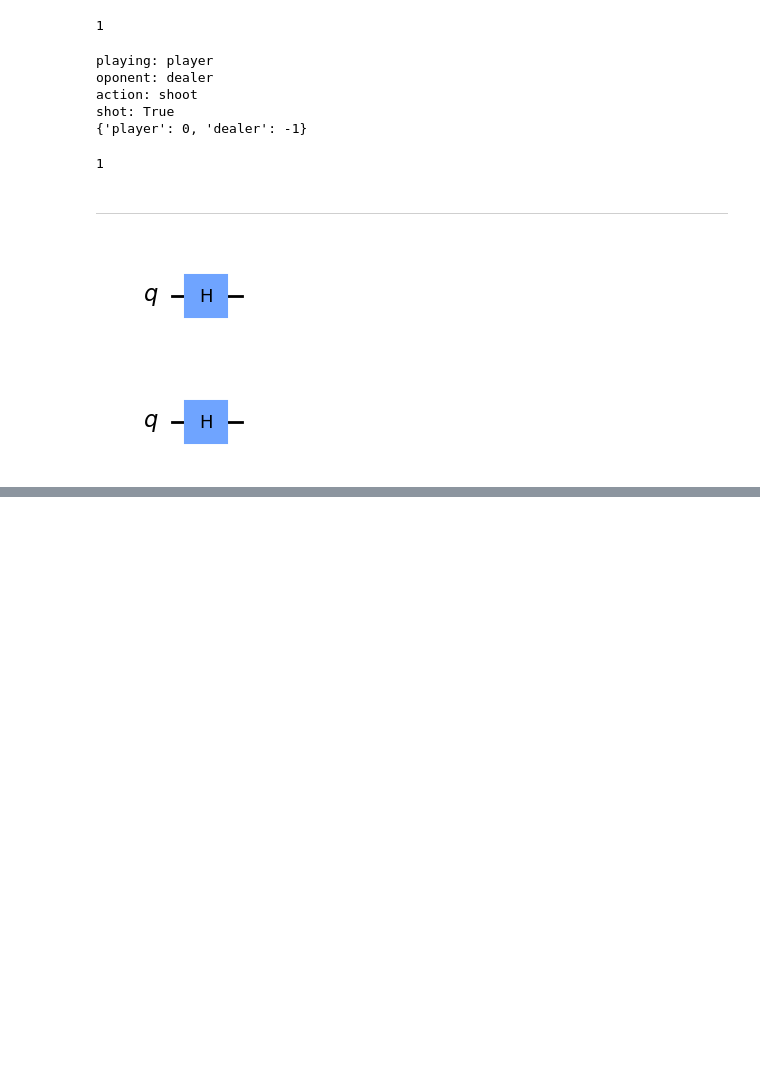
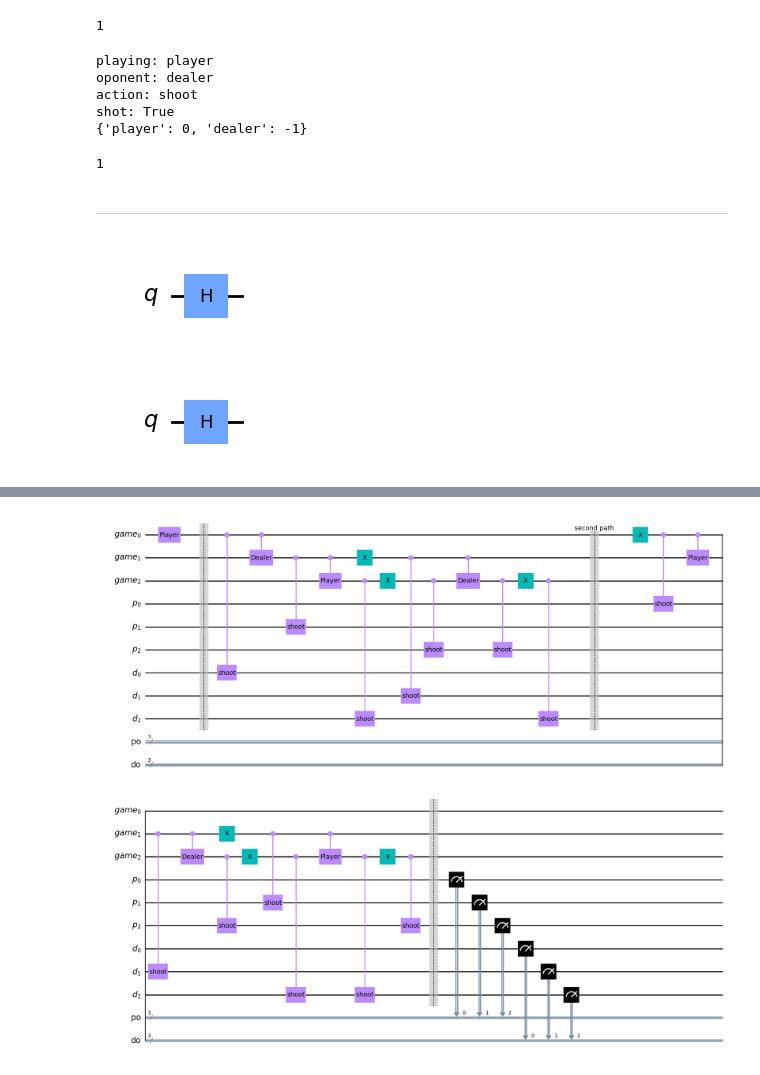
Before and after one commit to Dpbm/scientific-research-1-quantum-oracles, a Jupyter notebook: code/buckshot-roulette.ipynb, the cells around one changed output, grey strips where cells are left out. Drawn from its saved outputs; the diff is of its cells as text; code cells hidden in the pictures; blank space fills up the shorter version.

Commit message:
quantum protcol set

```diff
--- a/code/buckshot-roulette.ipynb
+++ b/code/buckshot-roulette.ipynb
@@ -257,3 +257,7 @@ dealer.h(0)
 player.draw('mpl', style="clifford")
 # %% [output]
 [figure]
+# %%
+gun = QuantumCircuit(1, name="shoot")
+gun.h(0)
+gun.draw('mpl', style='clifford')
@@ -261,3 +267,4 @@ player.draw('mpl', style="clifford")
 player_gate = player.to_gate()
 player_controlled_gate = player.to_gate().control(1)
 dealer_controlled_gate = dealer.to_gate().control(1)
+gun_controlled_gate = gun.to_gate().control(1)
@@ -292,0 +271,55 @@ qc.draw('mpl', style="clifford")
+# %%
+player_life  = QuantumRegister(3, name="p")
+dealer_life  = QuantumRegister(3, name="d")
+game = QuantumRegister(3, name="game")
+player_life_out = ClassicalRegister(3, name="po")
+dealer_life_out = ClassicalRegister(3, name="do")
+
+qc = QuantumCircuit(game, player_life, dealer_life, player_life_out, dealer_life_out)
+
+qc.append(player, [game[0]])
+qc.barrier()
+qc.append(gun_controlled_gate, [game[0], dealer_life[0]])
+qc.append(dealer_controlled_gate, [game[0], game[1]])
+qc.append(gun_controlled_gate, [game[1], player_life[1]])
+qc.append(player_controlled_gate, [game[1], game[2]])
+qc.append(gun_controlled_gate, [game[2], dealer_life[2]])
+
+qc.x(game[2])
+qc.append(gun_controlled_gate, [game[2], player_life[2]])
+
+qc.x(game[1])
+qc.append(gun_controlled_gate, [game[1], dealer_life[1]])
+
+qc.append(dealer_controlled_gate, [game[1], game[2]])
+qc.append(gun_controlled_gate, [game[2], player_life[2]])
+qc.x(game[2])
+qc.append(gun_controlled_gate, [game[2], dealer_life[2]])
+
+
+qc.barrier(label="second path")
+
+qc.x(game[0])
+qc.append(gun_controlled_gate, [game[0], player_life[0]])
+qc.append(player_controlled_gate, [game[0], game[1]])
+qc.append(gun_controlled_gate, [game[1], dealer_life[1]])
+
+qc.append(dealer_controlled_gate, [game[1], game[2]])
+qc.append(gun_controlled_gate, [game[2], player_life[2]])
+qc.x(game[2])
+qc.append(gun_controlled_gate, [game[2], dealer_life[2]])
+
+qc.x(game[1])
+qc.append(gun_controlled_gate, [game[1], player_life[1]])
+qc.append(player_controlled_gate, [game[1], game[2]])
+qc.append(gun_controlled_gate, [game[2], dealer_life[2]])
+qc.x(game[2])
+qc.append(gun_controlled_gate, [game[2], player_life[2]])
+
+qc.barrier()
+qc.measure(player_life, player_life_out)
+qc.measure(dealer_life, dealer_life_out)
+
+qc.draw('mpl', style="clifford")
+# %% [output]
+[figure, added]
```
Also changed, not shown: parts of 5 cells of this notebook.
